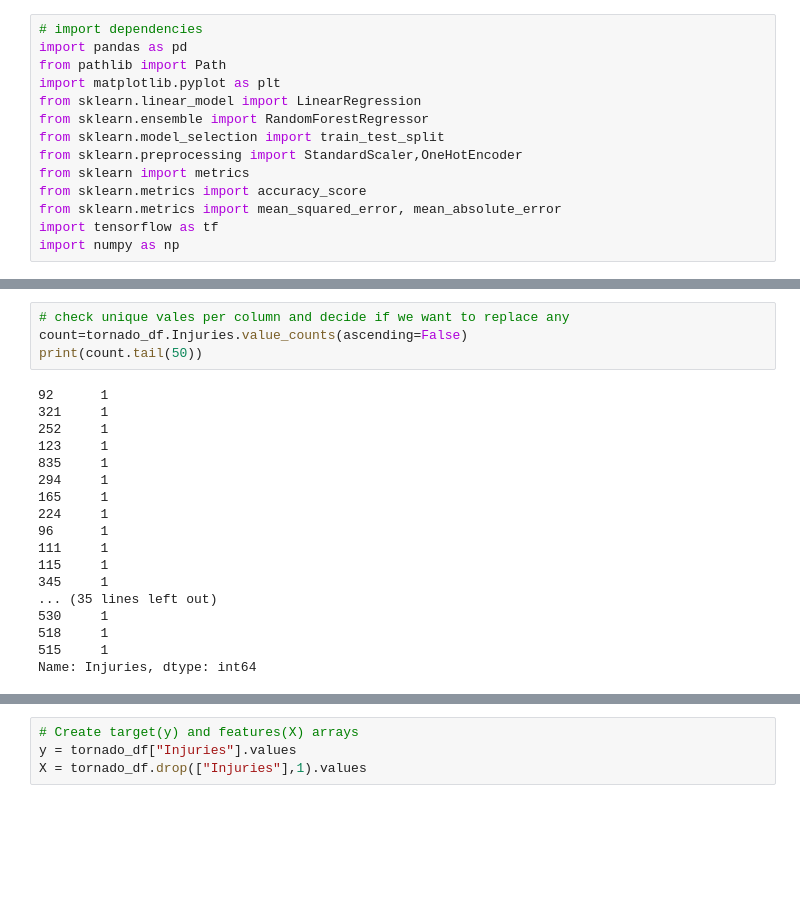
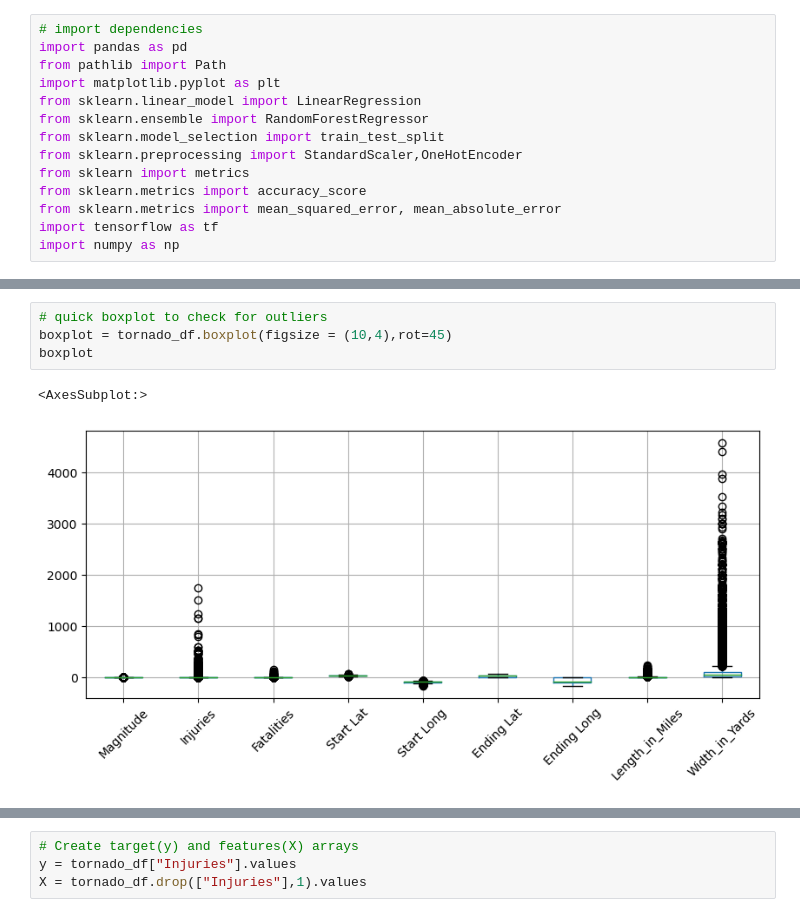
Before and after one commit to amiecostello22/Tornado_Alley, a Jupyter notebook: ML_Model.ipynb, the cells around one changed output, grey strips where cells are left out. Cells and saved outputs as stored; diff of their text form; blank space fills up the shorter version.

```diff
--- a/ML_Model.ipynb
+++ b/ML_Model.ipynb
@@ -79,22 +146,7 @@ print(tornado_df.shape)
-# %%
-# check unique vales per column and decide if we want to replace any
-count=tornado_df.Injuries.value_counts(ascending=False)
-print(count.tail(50))
-# %% [output]
-92      1
-321     1
-252     1
-123     1
-835     1
-294     1
-165     1
-224     1
-96      1
-111     1
-115     1
-345     1
-... (35 lines left out)
-530     1
-518     1
-515     1
-Name: Injuries, dtype: int64
+# %%
+# quick boxplot to check for outliers
+boxplot = tornado_df.boxplot(figsize = (10,4),rot=45)
+boxplot
+# %% [output]
+<AxesSubplot:>
+[figure, added]
```
Also changed, not shown: parts of 36 cells of this notebook.
